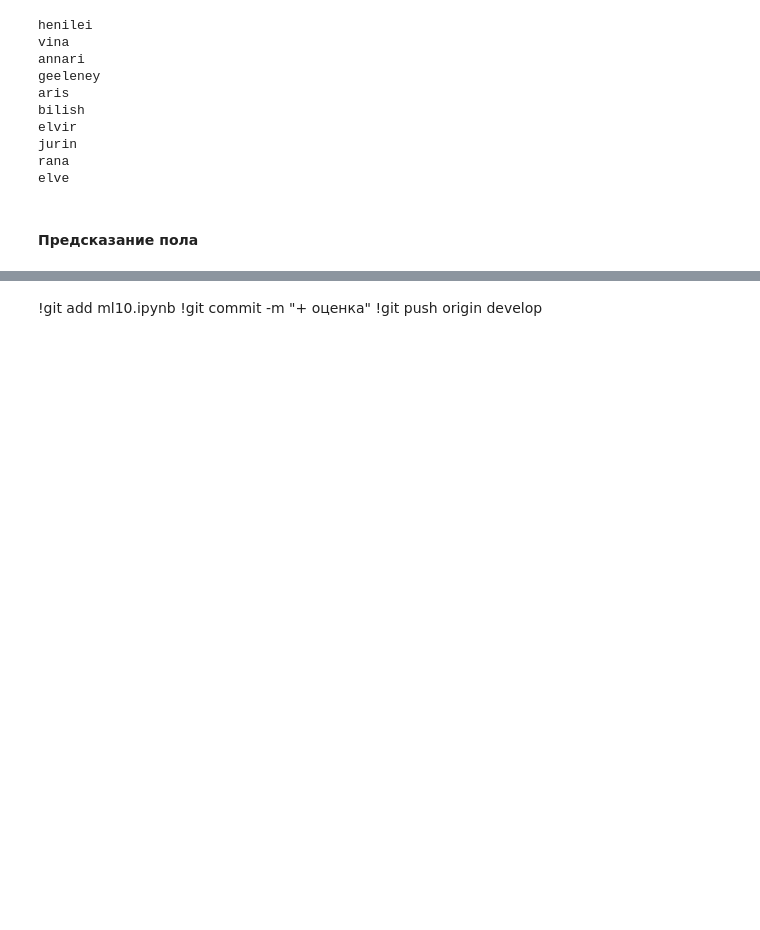
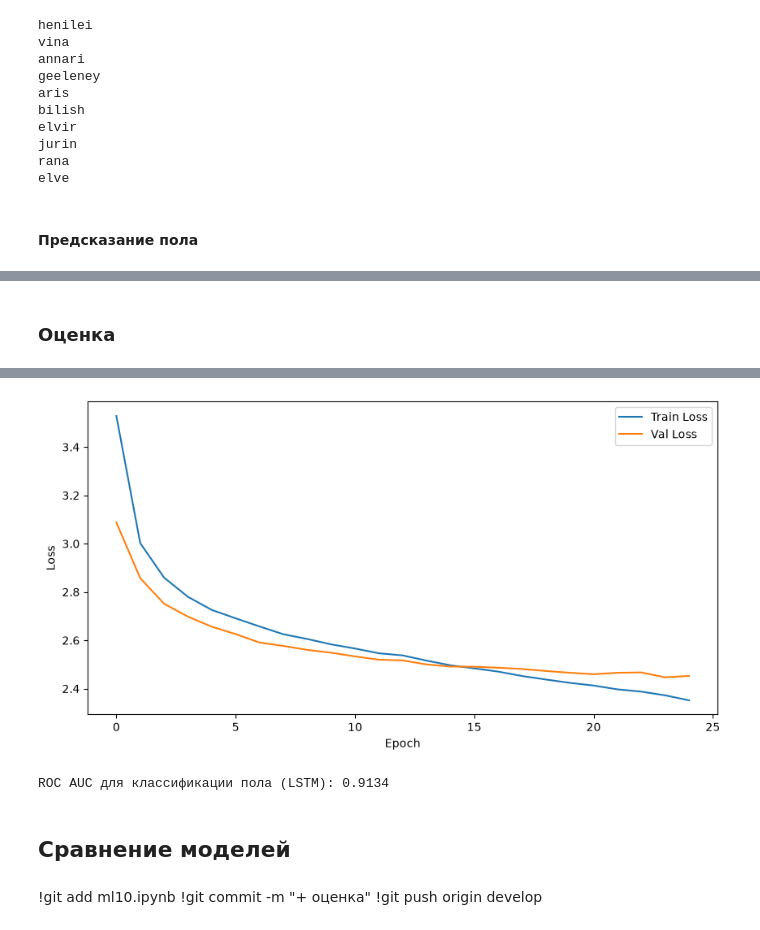
Before and after one commit to Magrusha/ds_pytorch-rnn-from-scratch, a Jupyter notebook: src/ml10.ipynb, the cells around one changed output, grey strips where cells are left out. Drawn from its saved outputs; the diff is of its cells as text; code cells hidden in the pictures; blank space fills up the shorter version.

```diff
--- a/src/ml10.ipynb
+++ b/src/ml10.ipynb
@@ -502,0 +793,38 @@ ROC AUC на тестовых данных: 0.5801
+# %% [markdown]
+### Оценка
+# %%
+model_lstm = MY_LSTMModel(
+    vocab_size=vocab_size,
+    embed_dim=embed_dim,
+    hidden_size=hidden_size,
+    dropout_prob=dropout_prob
+)
+
+device = torch.device('cuda' if torch.cuda.is_available() else 'cpu')
+model_lstm = model_lstm.to(device)
+
+
+optimizer_lstm = torch.optim.Adam(model_lstm.parameters(), lr=0.001)
+criterion_lstm = nn.CrossEntropyLoss(ignore_index=pad_idx)
+# %%
+train_losses_lstm = []
+valid_losses_lstm = []
+
+for epoch in range(25):
+    train_loss = train_epoch(model_lstm, train_loader, optimizer_lstm, criterion_lstm, device, pad_idx)
+    valid_loss = val_epoch(model_lstm, val_loader, criterion_lstm, device, pad_idx)
+
+    train_losses_lstm.append(train_loss)
+    valid_losses_lstm.append(valid_loss)
+
+    if (epoch + 1) % 5 == 0:
+        print(f'Epoch {epoch+1}/25: Train Loss = {train_loss:.4f}, Val Loss = {valid_loss:.4f}')
+
+plt.figure(figsize=(10, 5))
+plt.plot(train_losses_lstm, label='Train Loss')
+plt.plot(valid_losses_lstm, label='Val Loss')
+plt.xlabel('Epoch')
+plt.ylabel('Loss')
+plt.legend()
+plt.show()
+# %% [output]
@@ -503,3 +836,11 @@ ROC AUC на тестовых данных: 0.5801
+[figure, added]
+# %%
+auc_lstm = test_gender_auc(model_lstm, test_loader, device)
+print(f"ROC AUC для классификации пола (LSTM): {auc_lstm:.4f}")
+# %% [output]
+ROC AUC для классификации пола (LSTM): 0.9134
+# %% [markdown]
+## Сравнение моделей
 # %% [markdown]
 !git add ml10.ipynb
 !git commit -m "+ оценка"
```
Also changed, not shown: parts of 23 cells of this notebook.
